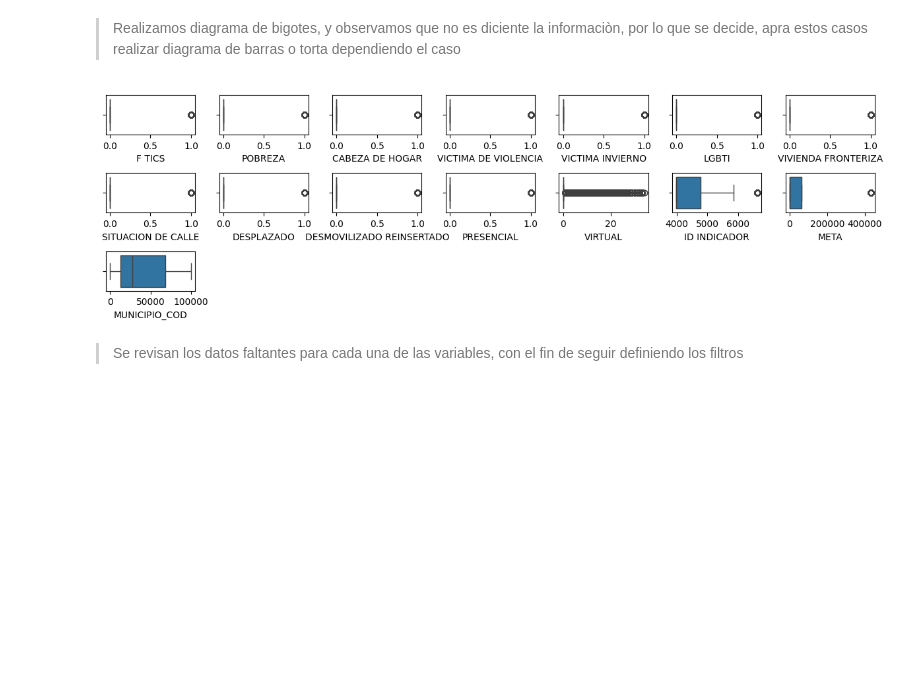
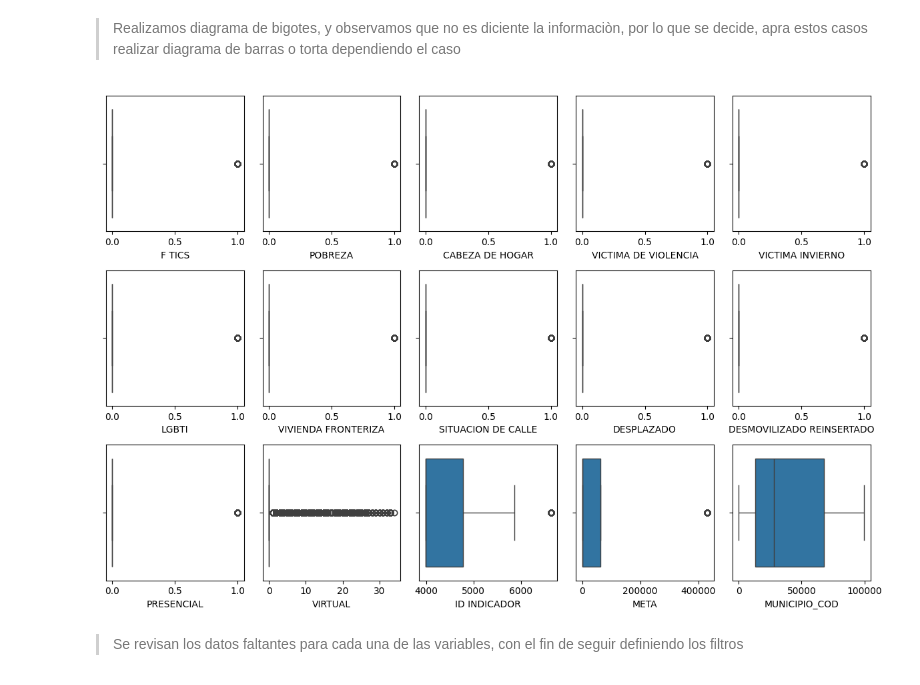
Before and after one commit to Dalivi83/analisisyvisualizaciondata, a Jupyter notebook: laboratorio2.ipynb, the cells around one changed output. Saved outputs shown, nothing was run; the diff lists cells and outputs as text; code cells hidden in the pictures; blank space fills up the shorter version.

```diff
--- a/laboratorio2.ipynb
+++ b/laboratorio2.ipynb
@@ -254,16 +256,16 @@ df_Ciudadania_digital.describe()
 # %%
 # Identificar valores atípicos en las variables numéricas
 numeric_cols = df_Ciudadania_digital.select_dtypes(include=['float','int64']).columns
 
 plt.figure(figsize=(12, 8))
 for i, col in enumerate(numeric_cols, 1):
-    plt.subplot(7, 7, i)
+    plt.subplot(3, 5, i)
     sns.boxplot(data = df_Ciudadania_digital, x = col)
 
 plt.tight_layout()
 plt.show()
 # %% [output]
-[figure, old version]
+[figure, new version]
 # %% [markdown]
 > Se revisan los datos faltantes para cada una de las variables, con el fin de seguir definiendo los filtros
 # %%
```
Also changed, not shown: parts of 2 cells of this notebook.
